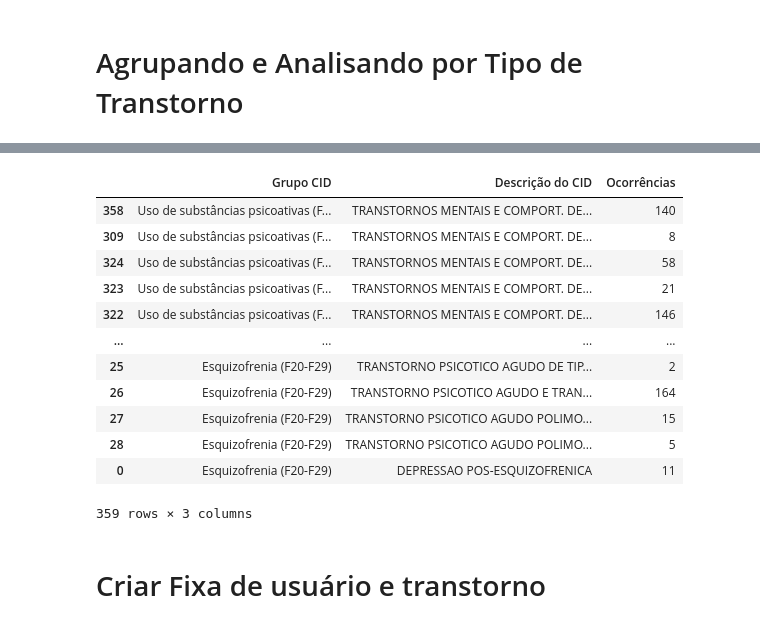
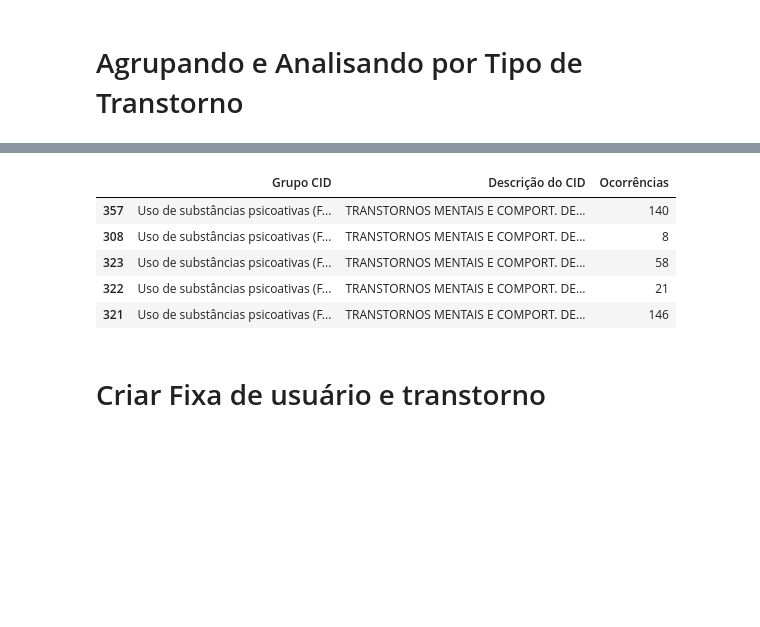
Before and after one commit to GustavoEmanuel901/Analise-dados-de-sa-de-mental-curitiba, a Jupyter notebook: Analise_dos_dados_Curitiba_Saúde_mental.ipynb, the cells around one changed output, grey strips where cells are left out. Drawn from its saved outputs; the diff is of its cells as text; code cells hidden in the pictures; blank space fills up the shorter version.

```diff
--- a/Analise_dos_dados_Curitiba_Saúde_mental.ipynb
+++ b/Analise_dos_dados_Curitiba_Saúde_mental.ipynb
@@ -342,9 +209,9 @@ See the caveats in the documentation: https://pandas.pydata.org/pandas-docs/stab
 # Calcular a idade
 hoje = datetime.now()
 
-filtro_codigo_do_transtornos_mentais['Idade'] = hoje.year - filtro_codigo_do_transtornos_mentais['Data de Nascimento'].dt.year - (
-    (hoje.month < filtro_codigo_do_transtornos_mentais['Data de Nascimento'].dt.month) |
-    ((hoje.month == filtro_codigo_do_transtornos_mentais['Data de Nascimento'].dt.month) & (hoje.day < filtro_codigo_do_transtornos_mentais['Data de Nascimento'].dt.day))
+transtornos_mentais['Idade'] = hoje.year - transtornos_mentais['Data de Nascimento'].dt.year - (
+    (hoje.month < transtornos_mentais['Data de Nascimento'].dt.month) |
+    ((hoje.month == transtornos_mentais['Data de Nascimento'].dt.month) & (hoje.day < transtornos_mentais['Data de Nascimento'].dt.day))
 )
 # %% [output]
 A value is trying to be set on a copy of a slice from a DataFrame.
@@ -359,7 +226,7 @@ bins = [0, 18, 35, 50, 65, float('inf')]
 labels = ['0-18', '19-35', '36-50', '51-65', '66+']
 # %%
 # Criar a coluna de grupos etários
-filtro_codigo_do_transtornos_mentais['Grupo Etário'] = pd.cut(filtro_codigo_do_transtornos_mentais['Idade'], bins=bins, labels=labels, right=False)
+transtornos_mentais['Grupo Etário'] = pd.cut(transtornos_mentais['Idade'], bins=bins, labels=labels, right=False)
 # %% [output]
 A value is trying to be set on a copy of a slice from a DataFrame.
 Try using .loc[row_indexer,col_indexer] = value instead
@@ -369,2 +236,4 @@ See the caveats in the documentation: https://pandas.pydata.org/pandas-docs/stab
+# %%
+transtornos_mentais_limpo = transtornos_mentais[transtornos_mentais['Descrição do CID'] != 'ANSIEDADE GENERALIZADA']
 # %%
 # Contar a distribuição por grupo etário
@@ -421,7 +592,7 @@ def categorizar_cid(cid):
     else:
         return 'Outros CID'
 # %%
-filtro_codigo_do_transtornos_mentais['Grupo CID'] = filtro_codigo_do_transtornos_mentais['Código do CID'].apply(categorizar_cid)
+transtornos_mentais_limpo['Grupo CID'] = transtornos_mentais_limpo['Código do CID'].apply(categorizar_cid)
 # %% [output]
 A value is trying to be set on a copy of a slice from a DataFrame.
 Try using .loc[row_indexer,col_indexer] = value instead
@@ -468,21 +635,14 @@ plt.show()
 # %%
-cid_ocorrencias = filtro_codigo_do_transtornos_mentais.groupby(['Grupo CID', 'Descrição do CID']).size().reset_index(name='Ocorrências').sort_values(by='Grupo CID', ascending=False)
+cid_ocorrencias = transtornos_mentais_limpo.groupby(['Grupo CID', 'Descrição do CID']).size().reset_index(name='Ocorrências').sort_values(by='Grupo CID', ascending=False)
 
-cid_ocorrencias
+cid_ocorrencias.head()
 # %% [output]
 |  | Grupo CID | Descrição do CID | Ocorrências |
-| 358 | Uso de substâncias psicoativas (F... | TRANSTORNOS MENTAIS E COMPORT. DE... | 140 |
-| 309 | Uso de substâncias psicoativas (F... | TRANSTORNOS MENTAIS E COMPORT. DE... | 8 |
-| 324 | Uso de substâncias psicoativas (F... | TRANSTORNOS MENTAIS E COMPORT. DE... | 58 |
-| 323 | Uso de substâncias psicoativas (F... | TRANSTORNOS MENTAIS E COMPORT. DE... | 21 |
-| 322 | Uso de substâncias psicoativas (F... | TRANSTORNOS MENTAIS E COMPORT. DE... | 146 |
-| ... | ... | ... | ... |
-| 25 | Esquizofrenia (F20-F29) | TRANSTORNO PSICOTICO AGUDO DE TIP... | 2 |
-| 26 | Esquizofrenia (F20-F29) | TRANSTORNO PSICOTICO AGUDO E TRAN... | 164 |
-| 27 | Esquizofrenia (F20-F29) | TRANSTORNO PSICOTICO AGUDO POLIMO... | 15 |
-| 28 | Esquizofrenia (F20-F29) | TRANSTORNO PSICOTICO AGUDO POLIMO... | 5 |
-| 0 | Esquizofrenia (F20-F29) | DEPRESSAO POS-ESQUIZOFRENICA | 11 |
+| 357 | Uso de substâncias psicoativas (F... | TRANSTORNOS MENTAIS E COMPORT. DE... | 140 |
+| 308 | Uso de substâncias psicoativas (F... | TRANSTORNOS MENTAIS E COMPORT. DE... | 8 |
+| 323 | Uso de substâncias psicoativas (F... | TRANSTORNOS MENTAIS E COMPORT. DE... | 58 |
+| 322 | Uso de substâncias psicoativas (F... | TRANSTORNOS MENTAIS E COMPORT. DE... | 21 |
+| 321 | Uso de substâncias psicoativas (F... | TRANSTORNOS MENTAIS E COMPORT. DE... | 146 |
-359 rows × 3 columns
 # %% [markdown]
 # Criar Fixa de usuário e transtorno
 # %%
```
Also changed, not shown: parts of 63 cells of this notebook.
